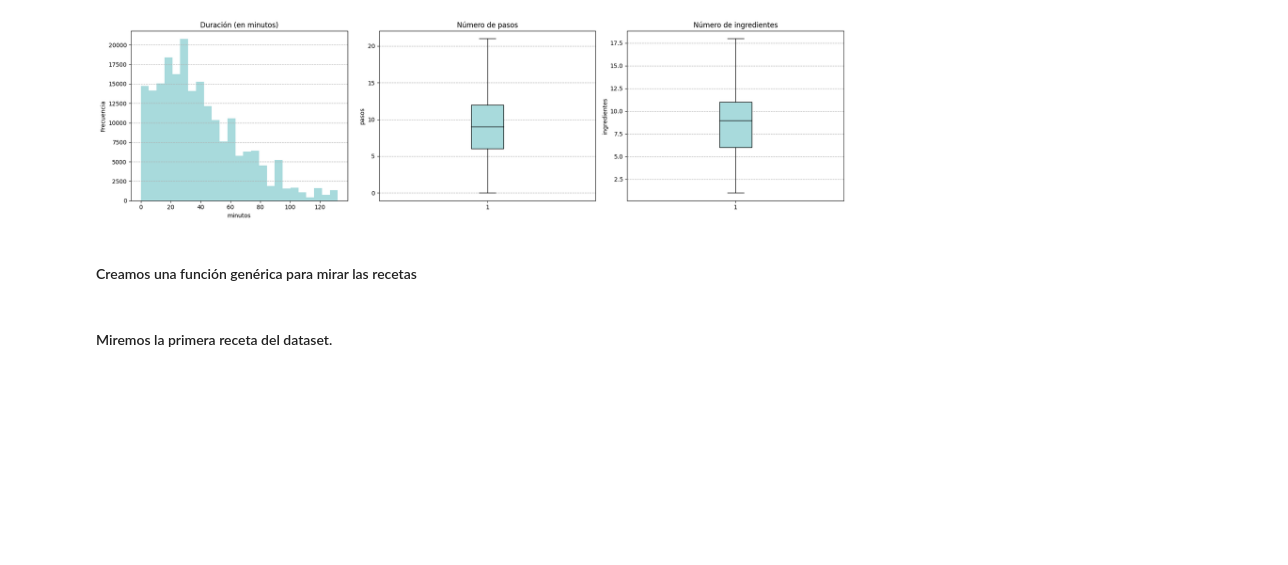
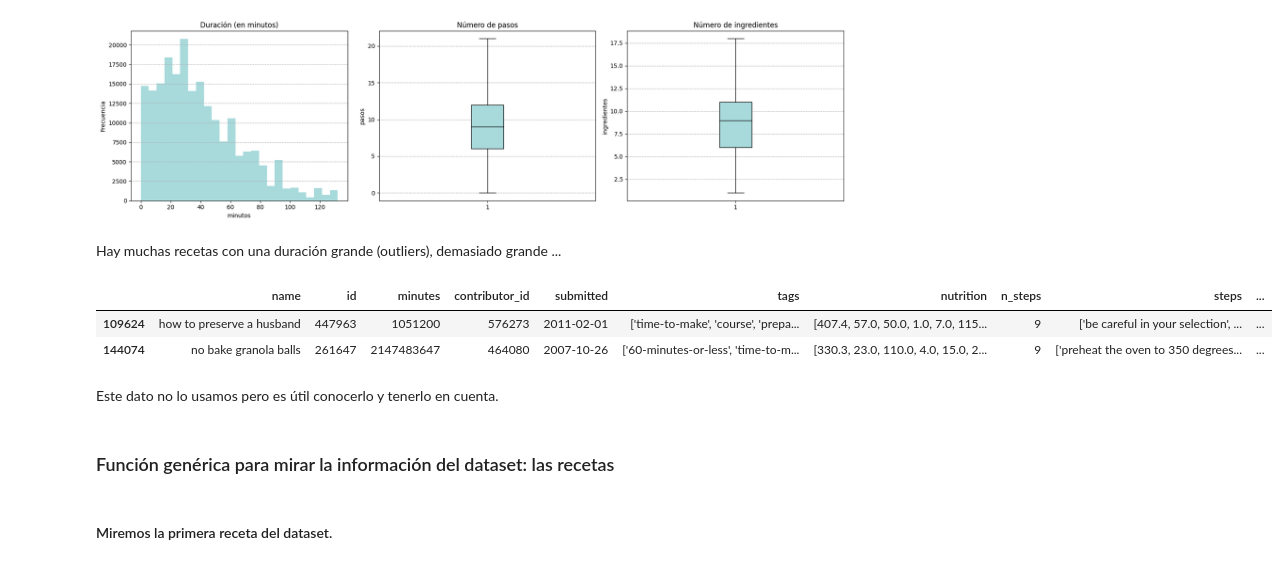
Before and after one commit to martinbrocca/CEIA-VIT, a Jupyter notebook: notebooks/01_data_exploration.ipynb, the cells around one changed output. Drawn from its saved outputs; the diff is of its cells as text; code cells hidden in the pictures; blank space fills up the shorter version.

```diff
--- a/notebooks/01_data_exploration.ipynb
+++ b/notebooks/01_data_exploration.ipynb
@@ -96,8 +96,18 @@ plt.tight_layout()
 plt.show()
 # %% [output]
 [figure]
+# %% [markdown]
+Hay muchas recetas con una duración grande (outliers), demasiado grande ...
+# %%
+recipes_raw[recipes_raw['minutes']> 1000000]
+# %% [output]
+|  | name | id | minutes | contributor_id | submitted | tags | nutrition | n_steps | steps | ... |
+| 109624 | how to preserve a husband | 447963 | 1051200 | 576273 | 2011-02-01 | ['time-to-make', 'course', 'prepa... | [407.4, 57.0, 50.0, 1.0, 7.0, 115... | 9 | ['be careful in your selection', ... | ... |
+| 144074 | no bake granola balls | 261647 | 2147483647 | 464080 | 2007-10-26 | ['60-minutes-or-less', 'time-to-m... | [330.3, 23.0, 110.0, 4.0, 15.0, 2... | 9 | ['preheat the oven to 350 degrees... | ... |
+# %% [markdown]
+Este dato no lo usamos pero es útil conocerlo y tenerlo en cuenta.
 # %% [markdown]
-#### Creamos una función genérica para mirar las recetas
+### Función genérica para mirar la información del dataset: las recetas
 # %%
 def to_list(x):
     if isinstance(x, list):
```
Also changed, not shown: parts of 50 cells of this notebook, 1 other file.
